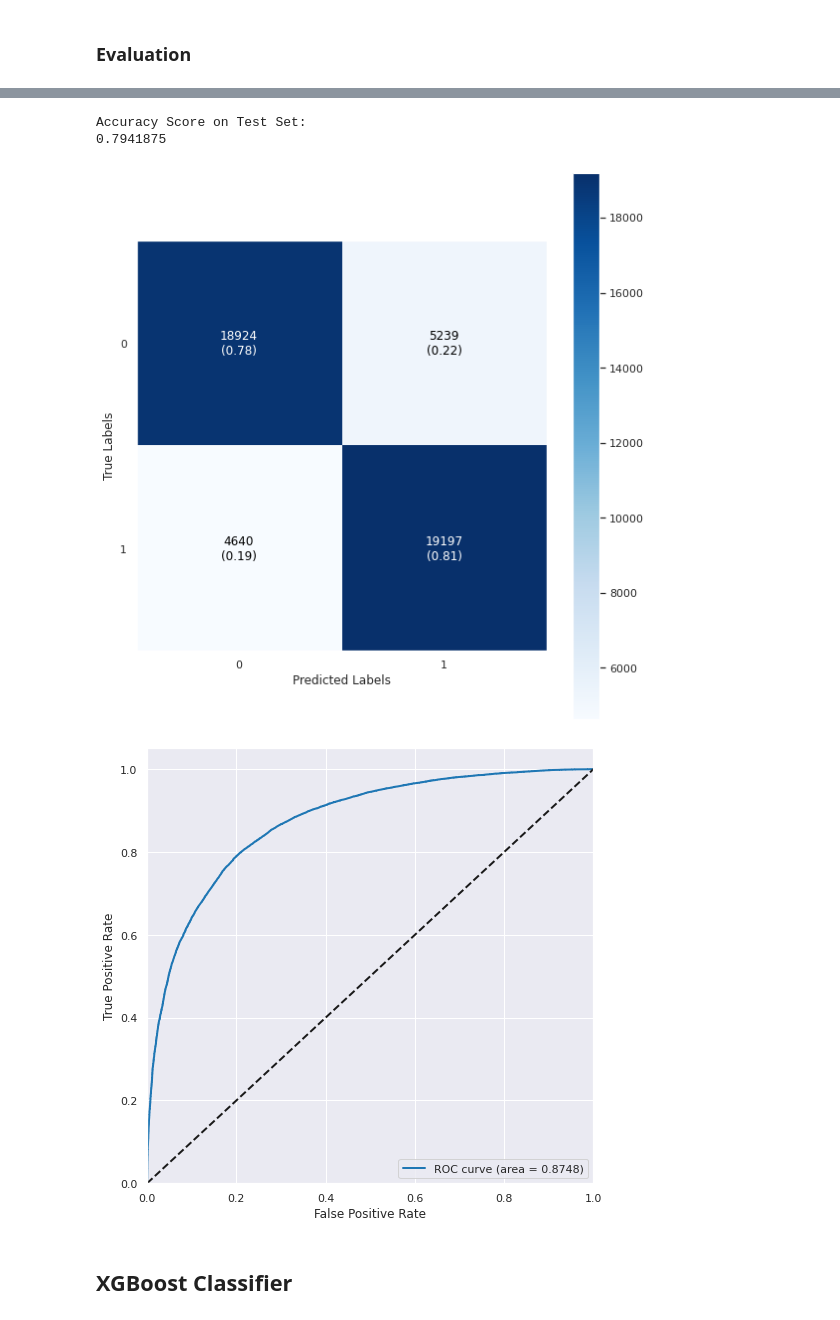
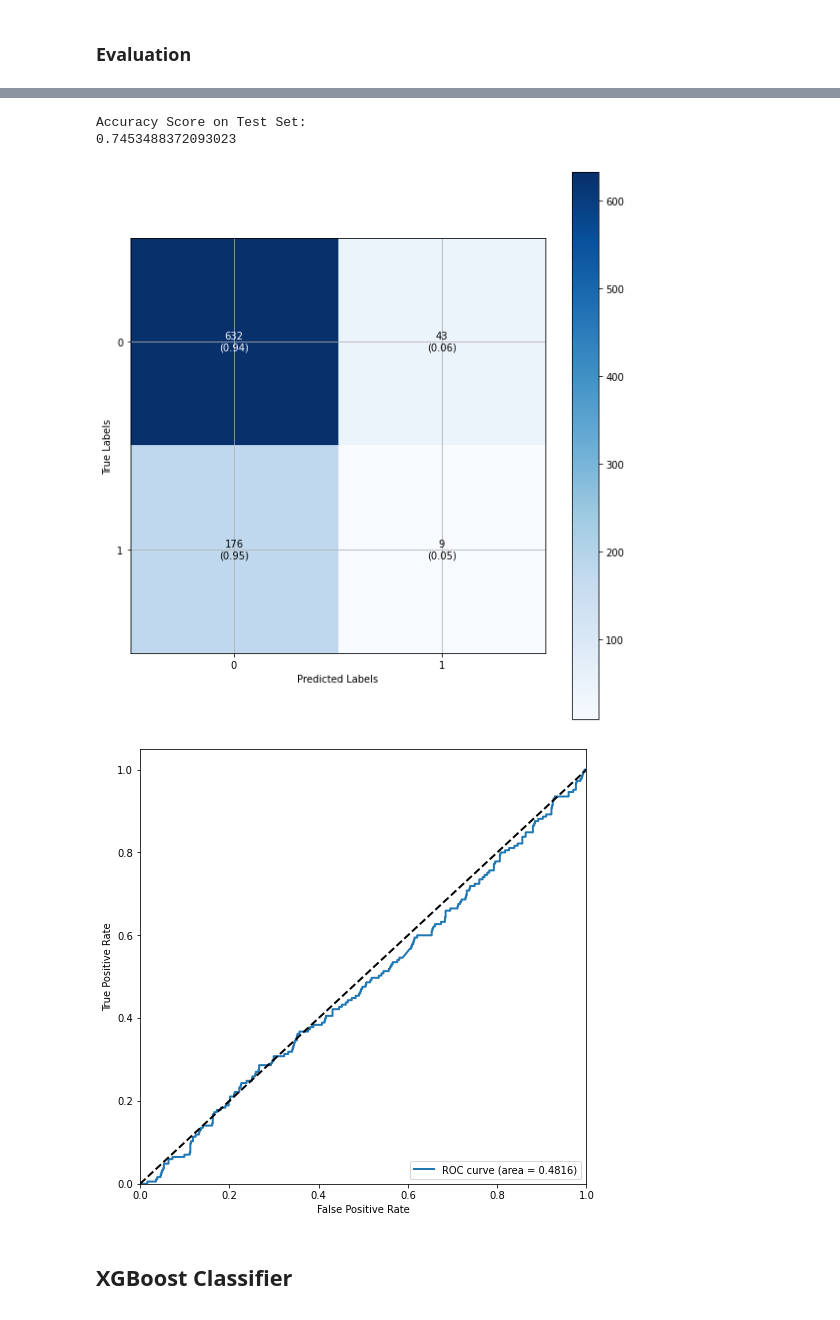
Before and after one commit to Michael-WC-Wong/Newspaper-Sentiment-Analysis-US-Iraq, a Jupyter notebook: NLP_Iraq_War_Pipeline.ipynb, the cells around one changed output, grey strips where cells are left out. Drawn from its saved outputs; the diff is of its cells as text; code cells hidden in the pictures.

```diff
--- a/NLP_Iraq_War_Pipeline.ipynb
+++ b/NLP_Iraq_War_Pipeline.ipynb
@@ -279,0 +287,2 @@ Preprocess Complete
+# %%
+X_new = text_cleaner(X, column="text", stopwords=stopwords.words("english"))
@@ -634,7 +666,10 @@ def plot_roc_curve(y_test, y_score, classes, roc_multilabel_count=3, figsize=(8,
     fpr, tpr, roc_auc = {}, {}, {}
     n_classes = len(classes)
     if n_classes == 2:
-        fpr, tpr, _ = roc_curve(y_test, y_score)
+        try:
+            fpr, tpr, _ = roc_curve(y_test, y_score)
+        except ValueError:
+            fpr, tpr, _ = roc_curve(y_test, y_score[:, 1])
         roc_auc = auc(fpr, tpr)
 #         print(roc_auc)
 
@@ -653,8 +688,12 @@ def plot_roc_curve(y_test, y_score, classes, roc_multilabel_count=3, figsize=(8,
 
     else:
         for i in range(n_classes):
-            fpr[i], tpr[i], _ = roc_curve([sublist[i] for sublist in y_test],
-                              [sublist[i] for sublist in y_score])
+            try:
+                fpr[i], tpr[i], _ = roc_curve([sublist[i] for sublist in y_test],
+                                  [sublist[i] for sublist in y_score])
+            except ValueError:
+                fpr[i], tpr[i], _ = roc_curve([sublist[i] for sublist in y_test],
+                              [sublist[i] for sublist in y_score[:, 1]])
             roc_auc[i] = auc(fpr[i], tpr[i])
 
         all_fpr = np.unique(np.concatenate([fpr[i] for i in range(n_classes)]))
@@ -1280,10 +1297,10 @@ gb_clf_final = pipeline_fit(
                                 X_train=X_train,
                                 y_train=y_train,
                                 pipeline="GradientBoost",
-                                search_method="gridsearch",
-#                                         n_iter=3,
+                                search_method="randomsearch",
+                                n_iter=5,
                                 verbose_searchcv=2,
-                                n_jobs=12,
-                                save_name="Twitter_test"
+                                n_jobs=10,
+                                save_name="News_test"
                             )
 # %% [output]
@@ -1309,5 +1330,5 @@ BrokenProcessPool: A task has failed to un-serialize. Please ensure that the arg
 # %% [markdown]
 ### Evaluation
 # %%
-y_pred_linear_svc = gb_clf_final.predict(X_test)
-y_score_linear_svc = gb_clf_final.decision_function(X_test)
+y_pred_gb = gb_clf_final.predict(X_test)
+y_score_gb = gb_clf_final.decision_function(X_test)
@@ -1321,20 +1335,20 @@ Preprocess Complete
 # %%
 print("Accuracy Score on Test Set:")
 # Inverse transform onehot labels using labelbinarizer
-print(accuracy_score(y_test, y_pred_linear_svc))
+print(accuracy_score(y_test, y_pred_gb))
 
 # np.set_printoptions(precision=2)
 # print(linear_svc_clf_final.classes_)
 # Plot confusion matrix
-plot_confusion_matrix(y_test, y_pred_linear_svc, classes=gb_clf_final.classes_)
+plot_confusion_matrix(y_test, y_pred_gb, classes=gb_clf_final.classes_)
 
 # Plot ROC curve (requires onehot targets)
-plot_roc_curve(y_test, y_score_linear_svc, classes=gb_clf_final.classes_, roc_multilabel_count=2)
+plot_roc_curve(y_test, y_score_gb, classes=gb_clf_final.classes_, roc_multilabel_count=2)
 # %% [output]
 Accuracy Score on Test Set:
-0.7941875
+0.7453488372093023
-[figure, old version]
+[figure, new version]
-[figure, old version]
+[figure, new version]
 # %% [markdown]
 ## XGBoost Classifier
 # %%
```
Also changed, not shown: parts of 52 cells of this notebook, 4 other files.
